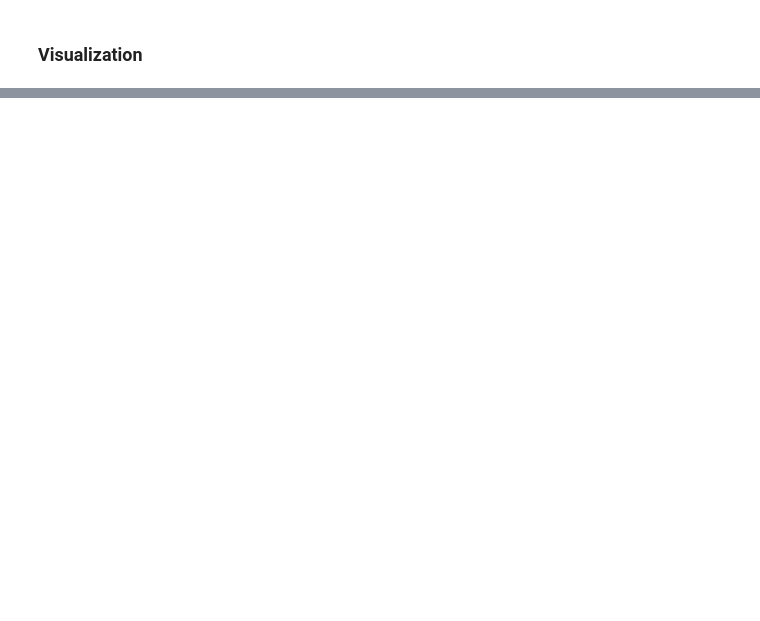
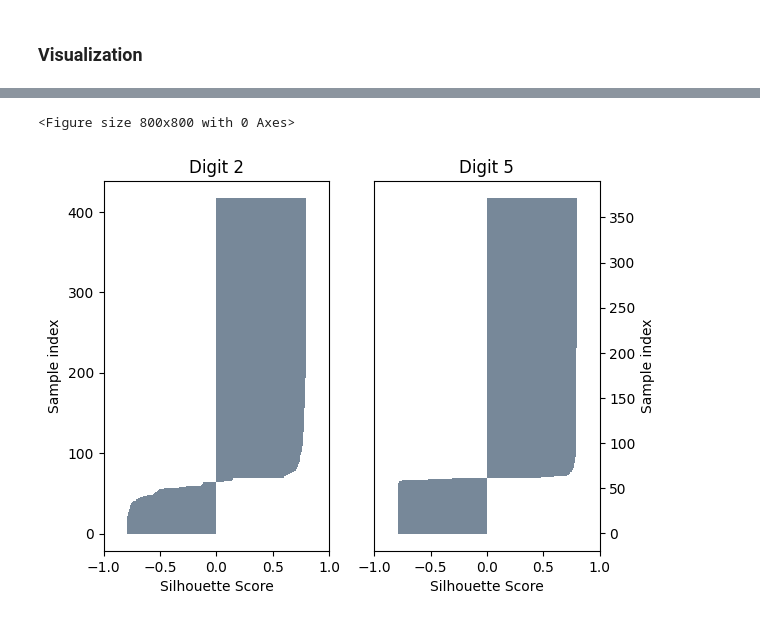
Before and after one commit to jlancione/DeepLearningProject, a Jupyter notebook: ae.ipynb, the cells around one changed output, grey strips where cells are left out. Drawn from its saved outputs; the diff is of its cells as text; code cells hidden in the pictures; blank space fills up the shorter version.

```diff
--- a/ae.ipynb
+++ b/ae.ipynb
@@ -390,0 +446,25 @@ plt.show()
+# %%
+plt.figure(figsize=(8,8))
+figs, axis = plt.subplots(1,2)
+for i, s_arr in enumerate(s_array):
+    axis[i].barh(list(range(len(s_arr))), s_arr, color='lightslategrey', height=1)
+    axis[i].set_title(f'Digit {DIGITS[i]}')
+    axis[i].set_xlabel('Silhouette Score')
+    axis[i].set_ylabel('Sample index')
+    axis[i].set_xlim(-1,1)
+    if i==1:
+        axis[i].yaxis.tick_right()
+        axis[i].yaxis.set_label_position('right')
+
+
+plt.show()
+filename = f'./Report/Images/s_score{DIGITS[0]}-{DIGITS[1]}'
+if DENOISING:
+    filename += '_denoising'
+if LINEAR:
+    filename += '_pca'
+filename += '.png'
+plt.savefig(filename)
+# %% [output]
+<Figure size 800x800 with 0 Axes>
+[figure, added]
```
Also changed, not shown: parts of 15 cells of this notebook.
